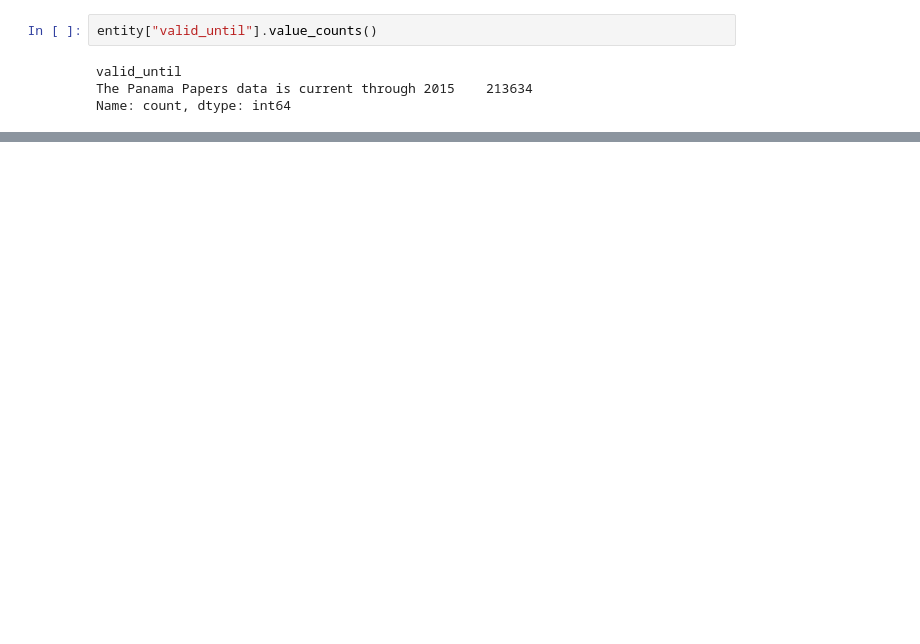
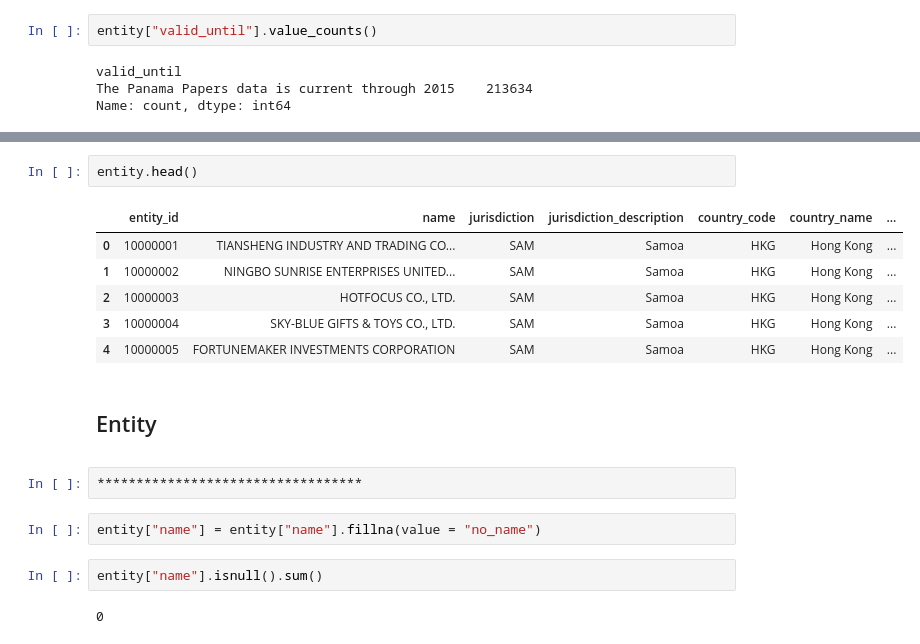
Before and after one commit to dimcel/Panama_papers_SQL, a Jupyter notebook: project.ipynb, the cells around one changed output, grey strips where cells are left out. Cells and saved outputs as stored; diff of their text form; blank space fills up the shorter version.

```diff
--- a/project.ipynb
+++ b/project.ipynb
@@ -314,0 +348,19 @@ Name: count, dtype: int64
+# %%
+entity.head()
+# %% [output]
+|  | entity_id | name | jurisdiction | jurisdiction_description | country_code | country_name | ... |
+| 0 | 10000001 | TIANSHENG INDUSTRY AND TRADING CO... | SAM | Samoa | HKG | Hong Kong | ... |
+| 1 | 10000002 | NINGBO SUNRISE ENTERPRISES UNITED... | SAM | Samoa | HKG | Hong Kong | ... |
+| 2 | 10000003 | HOTFOCUS CO., LTD. | SAM | Samoa | HKG | Hong Kong | ... |
+| 3 | 10000004 | SKY-BLUE GIFTS & TOYS CO., LTD. | SAM | Samoa | HKG | Hong Kong | ... |
+| 4 | 10000005 | FORTUNEMAKER INVESTMENTS CORPORATION | SAM | Samoa | HKG | Hong Kong | ... |
+# %% [markdown]
+<bold><h2>Entity</h2></bold>
+# %%
+**********************************
+# %%
+entity["name"] = entity["name"].fillna(value = "no_name")
+# %%
+entity["name"].isnull().sum()
+# %% [output]
+0
```
Also changed, not shown: parts of 22 cells of this notebook, 1 other file.
